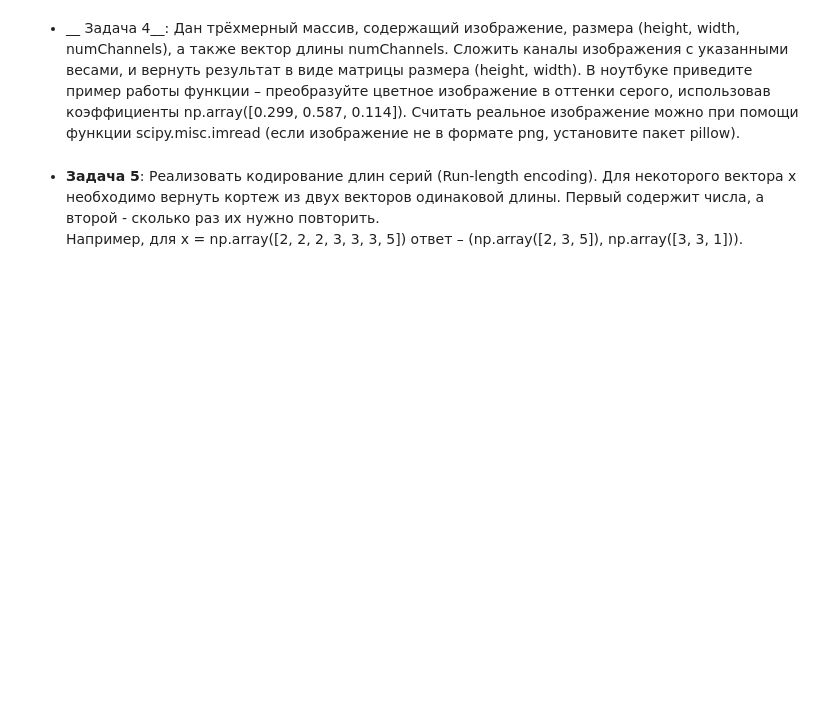
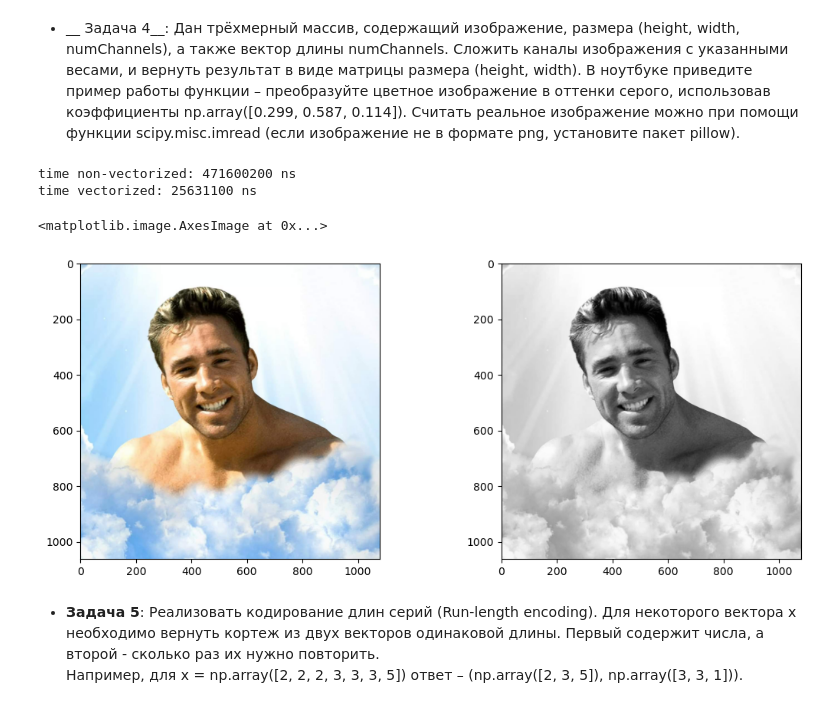
Before and after one commit to kaaappa/ml, a Jupyter notebook: task1_numpy_practive.ipynb, the cells around one changed output. Cells and saved outputs as stored; diff of their text form; code cells hidden in the pictures; blank space fills up the shorter version.

```diff
--- a/task1_numpy_practive.ipynb
+++ b/task1_numpy_practive.ipynb
@@ -66,3 +180,37 @@ f.show()
+# %%
+import numpy as np
+import matplotlib.pyplot as plt
+from PIL import Image
+import time
+import imageio.v2 as imageio
+from functions import convert_image as f
+from functions_vectorized import convert_image as fv
+coefs = np.array([0.299, 0.587, 0.114])
+
+image1_np = imageio.imread('image.jpg')
+image1 = image1_np.tolist()
+
+start_f = time.time_ns()
+image2 = f(image1, coefs)
+end_f = time.time_ns()
+
+start_fv = time.time_ns()
+image3 = fv(image1_np, coefs)
+end_fv = time.time_ns()
+
+print("time non-vectorized: {} ns".format(end_f - start_f))
+print("time vectorized: {} ns".format(end_fv - start_fv))
+
+f, (ax1, ax2) = plt.subplots(1, 2, figsize=(13, 5))
+img1 = Image.open("image.jpg")
+ax1.imshow(img1)
+img2 = Image.fromarray(np.array(image2))
+ax2.imshow(img2)
+# %% [output]
+time non-vectorized: 471600200 ns
+time vectorized: 25631100 ns
+<matplotlib.image.AxesImage at 0x...>
+[figure, added]
 # %% [markdown]
 * __Задача 5__: Реализовать кодирование длин серий (Run-length encoding). Для некоторого вектора x необходимо вернуть кортеж из двух векторов одинаковой длины. Первый содержит числа, а второй - сколько раз их нужно повторить.
  Например, для x = np.array([2, 2, 2, 3, 3, 3, 5]) ответ – (np.array([2, 3, 5]), np.array([3, 3, 1])).
```
Also changed, not shown: parts of 13 cells of this notebook.
